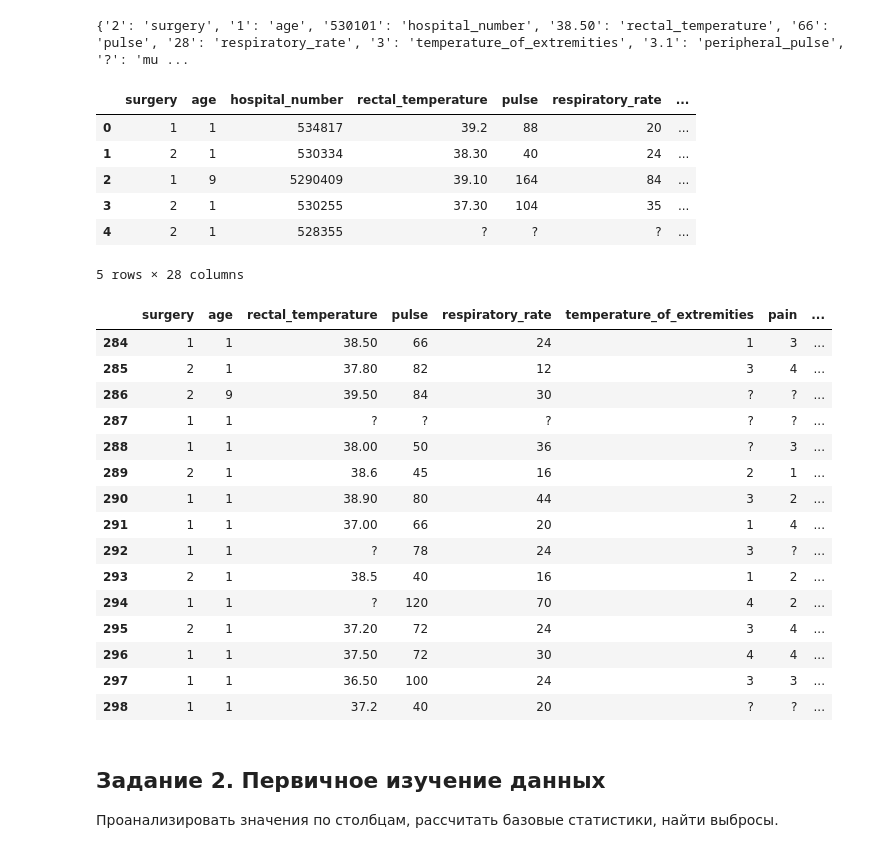
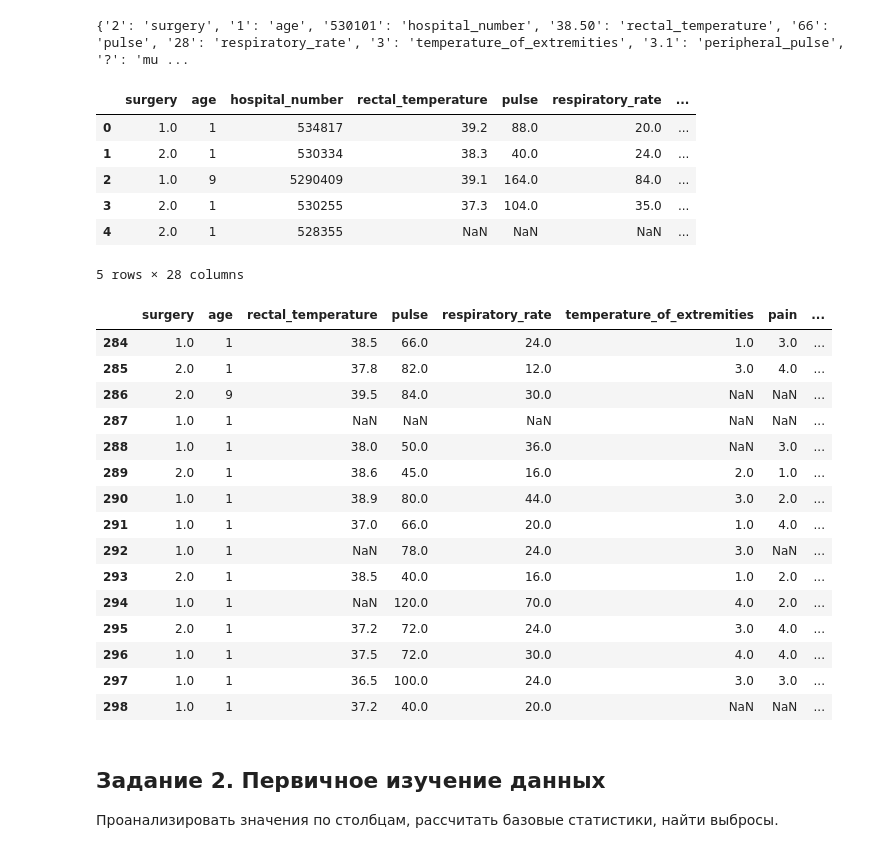
Before and after one commit to MaxgorData/netelogy_learning, a Jupyter notebook: netology_learning/DZ_15_basic_statistic.ipynb, the cells around one changed output. Cells and saved outputs as stored; diff of their text form; code cells hidden in the pictures.

```diff
--- a/netology_learning/DZ_15_basic_statistic.ipynb
+++ b/netology_learning/DZ_15_basic_statistic.ipynb
@@ -8,7 +8,7 @@ import re
 # %%
 horse_colums = ['surgery?', 'Age', 'rectal temperature', 'pulse', 'respiratory rate', 'temperature of extremities', 'pain', 'outcome']
 # %%
-horse_db = pd.read_csv('horse_data.csv')
+horse_db = pd.read_csv('horse_data.csv', na_values='?')
 horse_db.head(30)
 # %% [output]
 |  | 2 | 1 | 530101 | 38.50 | 66 | 28 | 3 | 3.1 | ? | 2.1 | ... | ... |
@@ -165,34 +165,34 @@ horse_db.rename(columns=horse_db_colums, inplace=True)
 horse_db.head(5)
 # %% [output]
 |  | surgery | age | hospital_number | rectal_temperature | pulse | respiratory_rate | ... |
-| 0 | 1 | 1 | 534817 | 39.2 | 88 | 20 | ... |
-| 1 | 2 | 1 | 530334 | 38.30 | 40 | 24 | ... |
-| 2 | 1 | 9 | 5290409 | 39.10 | 164 | 84 | ... |
-| 3 | 2 | 1 | 530255 | 37.30 | 104 | 35 | ... |
-| 4 | 2 | 1 | 528355 | ? | ? | ? | ... |
+| 0 | 1.0 | 1 | 534817 | 39.2 | 88.0 | 20.0 | ... |
+| 1 | 2.0 | 1 | 530334 | 38.3 | 40.0 | 24.0 | ... |
+| 2 | 1.0 | 9 | 5290409 | 39.1 | 164.0 | 84.0 | ... |
+| 3 | 2.0 | 1 | 530255 | 37.3 | 104.0 | 35.0 | ... |
+| 4 | 2.0 | 1 | 528355 | NaN | NaN | NaN | ... |
 5 rows × 28 columns
 # %%
 horse_colums = ['surgery', 'age', 'rectal_temperature', 'pulse', 'respiratory_rate', 'temperature_of_extremities', 'pain', 'outcome']
 # %%
-filt_horse_db = horse_db.loc[:, horse_colums]
-filt_horse_db.tail(15)
+filtered_horse_db = horse_db.loc[:, horse_colums]
+filtered_horse_db.tail(15)
 # %% [output]
 |  | surgery | age | rectal_temperature | pulse | respiratory_rate | temperature_of_extremities | pain | ... |
-| 284 | 1 | 1 | 38.50 | 66 | 24 | 1 | 3 | ... |
-| 285 | 2 | 1 | 37.80 | 82 | 12 | 3 | 4 | ... |
-| 286 | 2 | 9 | 39.50 | 84 | 30 | ? | ? | ... |
-| 287 | 1 | 1 | ? | ? | ? | ? | ? | ... |
-| 288 | 1 | 1 | 38.00 | 50 | 36 | ? | 3 | ... |
-| 289 | 2 | 1 | 38.6 | 45 | 16 | 2 | 1 | ... |
-| 290 | 1 | 1 | 38.90 | 80 | 44 | 3 | 2 | ... |
-| 291 | 1 | 1 | 37.00 | 66 | 20 | 1 | 4 | ... |
-| 292 | 1 | 1 | ? | 78 | 24 | 3 | ? | ... |
-| 293 | 2 | 1 | 38.5 | 40 | 16 | 1 | 2 | ... |
-| 294 | 1 | 1 | ? | 120 | 70 | 4 | 2 | ... |
-| 295 | 2 | 1 | 37.20 | 72 | 24 | 3 | 4 | ... |
-| 296 | 1 | 1 | 37.50 | 72 | 30 | 4 | 4 | ... |
-| 297 | 1 | 1 | 36.50 | 100 | 24 | 3 | 3 | ... |
-| 298 | 1 | 1 | 37.2 | 40 | 20 | ? | ? | ... |
+| 284 | 1.0 | 1 | 38.5 | 66.0 | 24.0 | 1.0 | 3.0 | ... |
+| 285 | 2.0 | 1 | 37.8 | 82.0 | 12.0 | 3.0 | 4.0 | ... |
+| 286 | 2.0 | 9 | 39.5 | 84.0 | 30.0 | NaN | NaN | ... |
+| 287 | 1.0 | 1 | NaN | NaN | NaN | NaN | NaN | ... |
+| 288 | 1.0 | 1 | 38.0 | 50.0 | 36.0 | NaN | 3.0 | ... |
+| 289 | 2.0 | 1 | 38.6 | 45.0 | 16.0 | 2.0 | 1.0 | ... |
+| 290 | 1.0 | 1 | 38.9 | 80.0 | 44.0 | 3.0 | 2.0 | ... |
+| 291 | 1.0 | 1 | 37.0 | 66.0 | 20.0 | 1.0 | 4.0 | ... |
+| 292 | 1.0 | 1 | NaN | 78.0 | 24.0 | 3.0 | NaN | ... |
+| 293 | 2.0 | 1 | 38.5 | 40.0 | 16.0 | 1.0 | 2.0 | ... |
+| 294 | 1.0 | 1 | NaN | 120.0 | 70.0 | 4.0 | 2.0 | ... |
+| 295 | 2.0 | 1 | 37.2 | 72.0 | 24.0 | 3.0 | 4.0 | ... |
+| 296 | 1.0 | 1 | 37.5 | 72.0 | 30.0 | 4.0 | 4.0 | ... |
+| 297 | 1.0 | 1 | 36.5 | 100.0 | 24.0 | 3.0 | 3.0 | ... |
+| 298 | 1.0 | 1 | 37.2 | 40.0 | 20.0 | NaN | NaN | ... |
 # %% [markdown]
 ## Задание 2. Первичное изучение данных
 Проанализировать значения по столбцам, рассчитать базовые статистики, найти выбросы.
```
Also changed, not shown: parts of 33 cells of this notebook.
